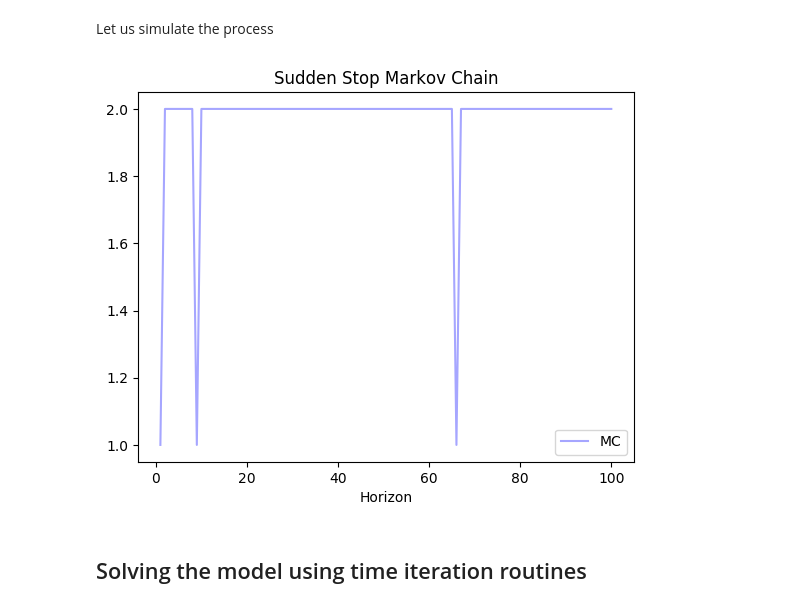
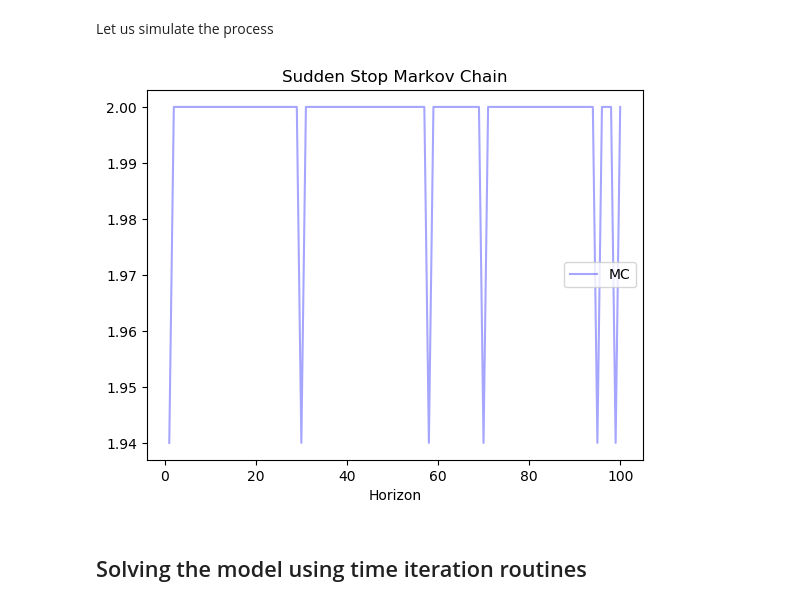
Before and after one commit to ezgioz/dolo_models, a Jupyter notebook: sudden_stop/sudden_stop_julia.ipynb, the cells around one changed output. Cells and saved outputs as stored; diff of their text form; code cells hidden in the pictures.

```diff
--- a/sudden_stop/sudden_stop_julia.ipynb
+++ b/sudden_stop/sudden_stop_julia.ipynb
@@ -85,4 +85,5 @@ using AxisArrays
 # %% [markdown]
 ## Writing the model
 # %%
-fn = ("https://raw.githubusercontent.com/ezgioz/dolo_models/ezgioz/sudden-stop-models/sudden_stop/sudden_stop_cd.yaml");
+#fn = ("https://raw.githubusercontent.com/ezgioz/dolo_models/ezgioz/sudden-stop-models/sudden_stop/sudden_stop_cd.yaml");
+fn = "sudden_stop_cd.yaml"
@@ -102,20 +105,24 @@ Let us simulate the process
 # %%
 N= 1 # number  of simulations
 T=100 # periods of simulation
 hor= linspace(1, T, T)
 
 import PyPlot
 plt = PyPlot;
 
+
+Index_mc= Dolo.simulate(model.exogenous, N, T, 1)
+sim_mc = model.exogenous.values[Index_mc]
+
+
 fig = plt.figure("Sudden Stop Markov Chain")
-sim_mc= Dolo.simulate(model.exogenous, N, T, 1)
 
 plt.plot(hor, sim_mc, color="blue", alpha = .35, label ="MC")
 plt.legend()
 plt.xlabel("Horizon");
 plt.title("Sudden Stop Markov Chain");
 # %% [output]
-[figure, old version]
+[figure, new version]
 # %% [markdown]
 ## Solving the model using time iteration routines
 # %% [markdown]
```
Also changed, not shown: parts of 13 cells of this notebook.
